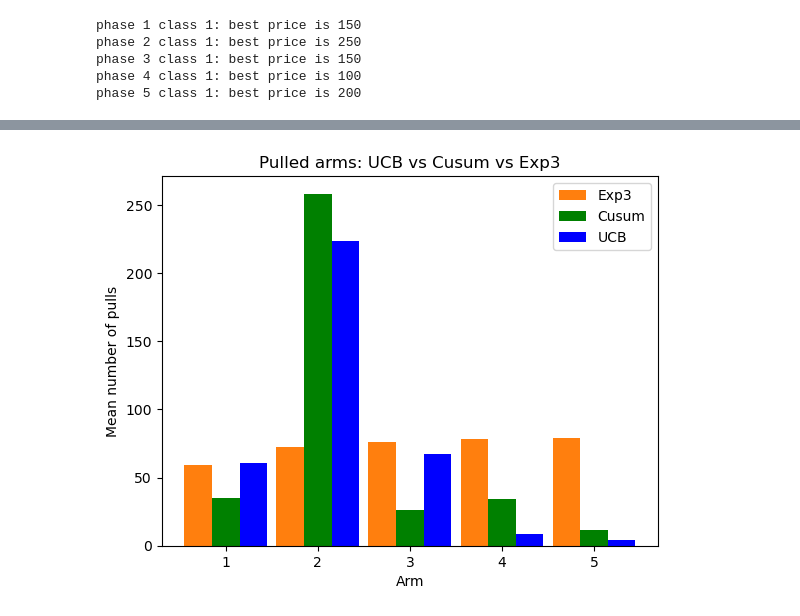
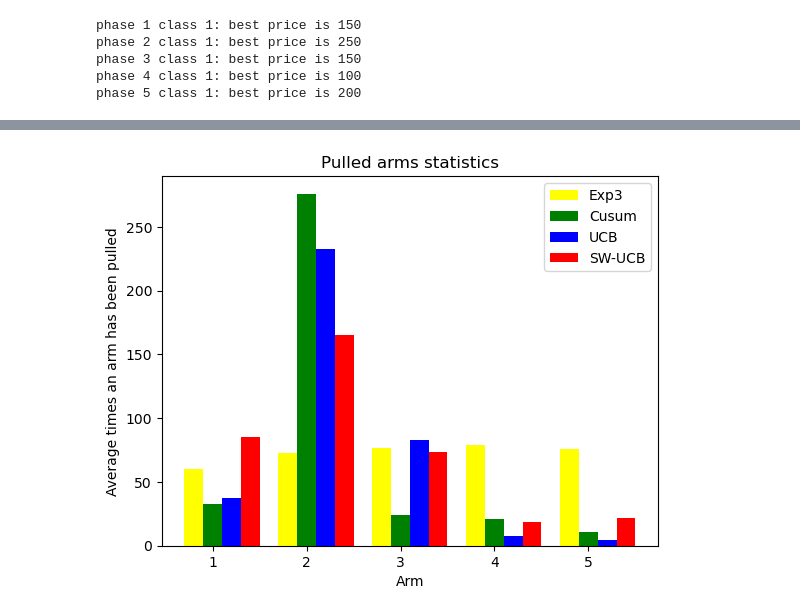
Before and after one commit to MatteoPancini/Online-Pricing-and-Advertising-Optimization-Project, a Jupyter notebook: Project-Pricing-Advertising-2022-2023/6_2.ipynb, the cells around one changed output, grey strips where cells are left out. Drawn from its saved outputs; the diff is of its cells as text; code cells hidden in the pictures.

```diff
--- a/Project-Pricing-Advertising-2022-2023/6_2.ipynb
+++ b/Project-Pricing-Advertising-2022-2023/6_2.ipynb
@@ -44,6 +44,7 @@ cumreward_exp3 = []
 pulled_arms_exp3 = []
 pulled_arms_cusum = []
 pulled_arms_ucb = []
+pulled_arms_swucb = []
 # %%
 opt_arm = [env.get_opt_arm(t) for t in range(T)]
 
@@ -60,6 +61,7 @@ for e in range(0, n_experiments):
     ucb_arms = []
     exp3_arms = []
     cusum_arms = []
+    swucb_arms = []
 
     if e % 10 == 0:
         print(f"Experiment {e}")
@@ -76,6 +78,7 @@ for e in range(0, n_experiments):
         pulled_arm = swucb_learner.pull_arm()
         reward = env.round(pulled_arm, t)
         swucb_learner.update(pulled_arm, reward)
+        swucb_arms.append(pulled_arm)
 
         # Cusum-UCB
         pulled_arm = cusum_ucb_learner.pull_arm()
@@ -109,6 +112,7 @@ for e in range(0, n_experiments):
     pulled_arms_ucb.append(ucb_arms)
     pulled_arms_exp3.append(exp3_arms)
     pulled_arms_cusum.append(cusum_arms)
+    pulled_arms_swucb.append(swucb_arms)
 # %% [output]
 Experiment 0
 Experiment 10
@@ -256,26 +221,30 @@ plt.show()
 # %%
 mean_pulls_per_arm_exp3 = np.zeros(n_arms)
 mean_pulls_per_arm_cusum = np.zeros(n_arms)
 mean_pulls_per_arm_ucb = np.zeros(n_arms)
+mean_pulls_per_arm_swucb = np.zeros(n_arms)
 for e in range(n_experiments):
     for arm in range(n_arms):
         mean_pulls_per_arm_exp3[arm] += np.sum(np.array(pulled_arms_exp3[e]) == arm) / n_experiments
         mean_pulls_per_arm_cusum[arm] += np.sum(np.array(pulled_arms_cusum[e]) == arm) / n_experiments
         mean_pulls_per_arm_ucb[arm] += np.sum(np.array(pulled_arms_ucb[e]) == arm) / n_experiments
+        mean_pulls_per_arm_swucb[arm] += np.sum(np.array(pulled_arms_swucb[e]) == arm) / n_experiments
 
-barWidth = 0.3
+barWidth = 0.2
 br1 = np.arange(n_arms)
 br2 = [x + barWidth for x in br1]
 br3 = [x + barWidth for x in br2]
+br4 = [x + barWidth for x in br3]
 plt.figure(7)
-plt.title("Pulled arms: UCB vs Cusum vs Exp3")
-plt.bar(br1, mean_pulls_per_arm_exp3, color='tab:orange', width=barWidth)
+plt.title("Pulled arms statistics")
+plt.bar(br1, mean_pulls_per_arm_exp3, color='yellow', width=barWidth)
 plt.bar(br2, mean_pulls_per_arm_cusum, color='g', width=barWidth)
 plt.bar(br3, mean_pulls_per_arm_ucb, color='b', width=barWidth)
-plt.ylabel("Mean number of pulls")
+plt.bar(br4, mean_pulls_per_arm_swucb, color='r', width=barWidth)
+plt.ylabel("Average times an arm has been pulled")
 plt.xlabel("Arm")
 plt.xticks([r + barWidth for r in range(n_arms)], np.array(range(n_arms)) + 1)
-plt.legend(["Exp3", "Cusum", "UCB"])
+plt.legend(["Exp3", "Cusum", "UCB", "SW-UCB"])
 plt.show()
 # %% [output]
-[figure, old version]
+[figure, new version]
```
Also changed, not shown: parts of 8 cells of this notebook, 3 other files.
